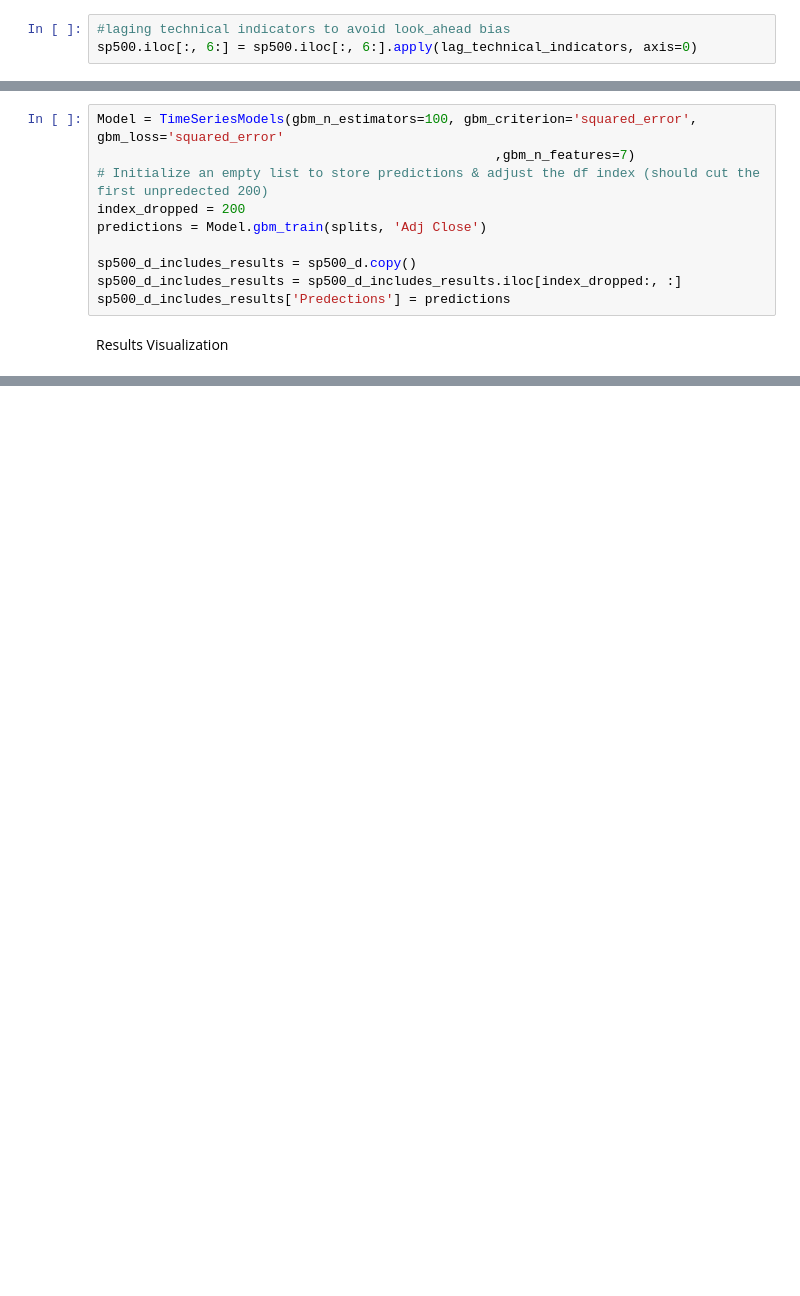
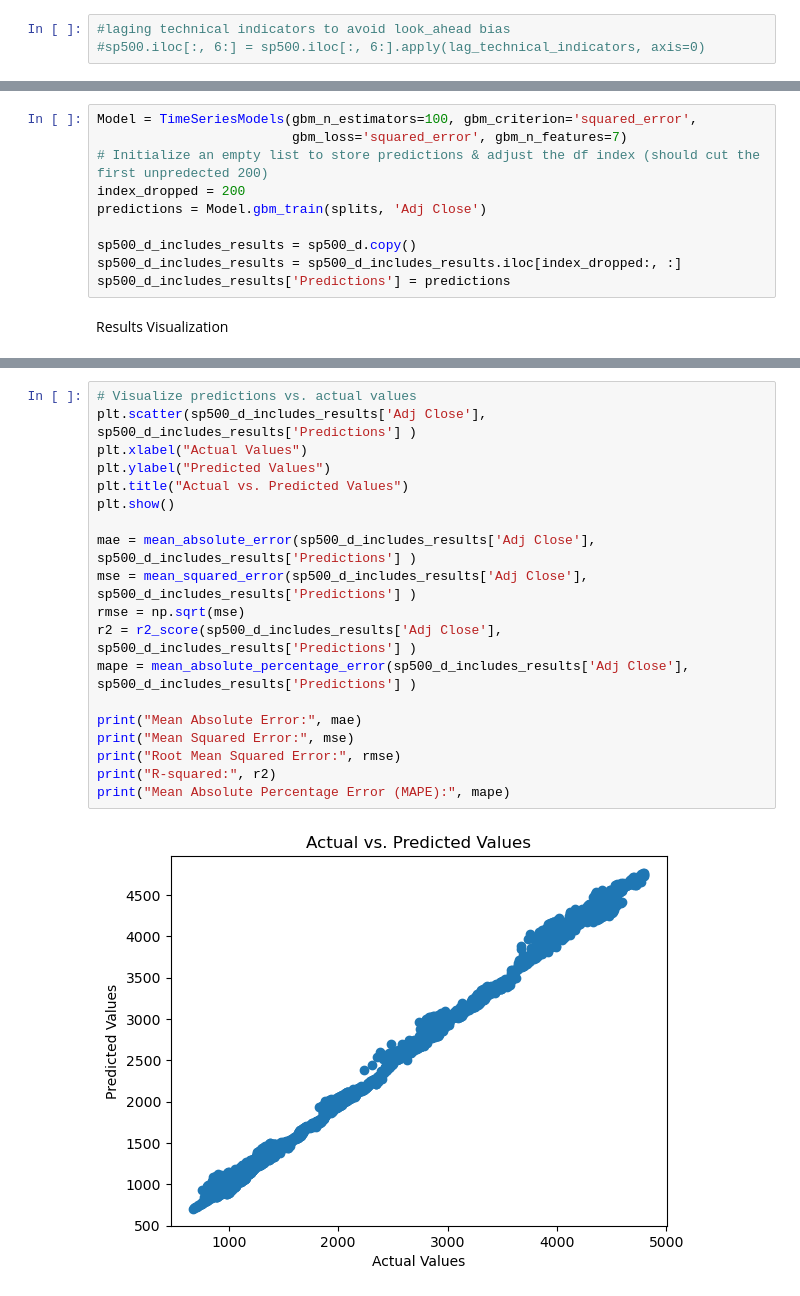
Before and after one commit to RashaJ90/Buy-Sell-Signals-XGBRegressor, a Jupyter notebook: notebooks/Adj Close Predection.ipynb, the cells around one changed output, grey strips where cells are left out. Saved outputs shown, nothing was run; the diff lists cells and outputs as text; blank space fills up the shorter version.

```diff
--- a/notebooks/Adj Close Predection.ipynb
+++ b/notebooks/Adj Close Predection.ipynb
@@ -707,4 +714,4 @@ sp500 = sp500_data.copy()
 sp500 = technical_indicators(sp500)
 # %%
 #laging technical indicators to avoid look_ahead bias
-sp500.iloc[:, 6:] = sp500.iloc[:, 6:].apply(lag_technical_indicators, axis=0)
+#sp500.iloc[:, 6:] = sp500.iloc[:, 6:].apply(lag_technical_indicators, axis=0)
@@ -1825,14 +1812,14 @@ Name: 15, dtype: object
 # %% [markdown]
 Train Gradient Boosting Model
 # %%
-Model = TimeSeriesModels(gbm_n_estimators=100, gbm_criterion='squared_error', gbm_loss='squared_error'
-                                                   ,gbm_n_features=7)
+Model = TimeSeriesModels(gbm_n_estimators=100, gbm_criterion='squared_error',
+                         gbm_loss='squared_error', gbm_n_features=7)
 # Initialize an empty list to store predictions & adjust the df index (should cut the first unpredected 200)
 index_dropped = 200
 predictions = Model.gbm_train(splits, 'Adj Close')
 
 sp500_d_includes_results = sp500_d.copy()
 sp500_d_includes_results = sp500_d_includes_results.iloc[index_dropped:, :]
-sp500_d_includes_results['Predections'] = predictions
+sp500_d_includes_results['Predictions'] = predictions
 # %% [markdown]
 Results Visualization
@@ -1858,0 +1826,21 @@ R-squared: 0.9963610940392409
+# %%
+# Visualize predictions vs. actual values
+plt.scatter(sp500_d_includes_results['Adj Close'], sp500_d_includes_results['Predictions'] )
+plt.xlabel("Actual Values")
+plt.ylabel("Predicted Values")
+plt.title("Actual vs. Predicted Values")
+plt.show()
+
+mae = mean_absolute_error(sp500_d_includes_results['Adj Close'], sp500_d_includes_results['Predictions'] )
+mse = mean_squared_error(sp500_d_includes_results['Adj Close'], sp500_d_includes_results['Predictions'] )
+rmse = np.sqrt(mse)
+r2 = r2_score(sp500_d_includes_results['Adj Close'], sp500_d_includes_results['Predictions'] )
+mape = mean_absolute_percentage_error(sp500_d_includes_results['Adj Close'], sp500_d_includes_results['Predictions'] )
+
+print("Mean Absolute Error:", mae)
+print("Mean Squared Error:", mse)
+print("Root Mean Squared Error:", rmse)
+print("R-squared:", r2)
+print("Mean Absolute Percentage Error (MAPE):", mape)
+# %% [output]
+[figure, added]
```
Also changed, not shown: parts of 47 cells of this notebook, 2 other files.
